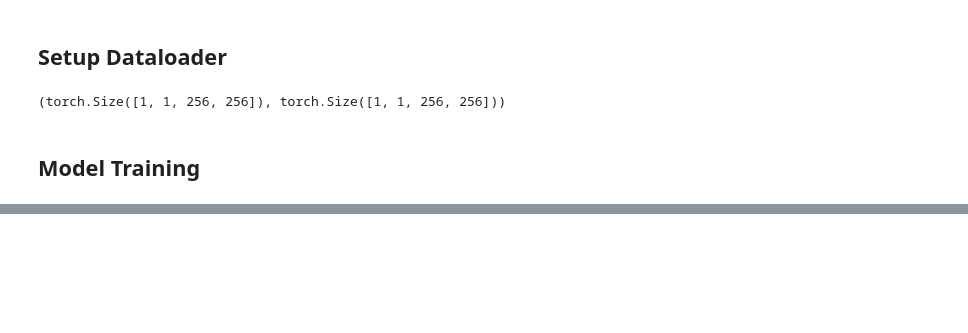
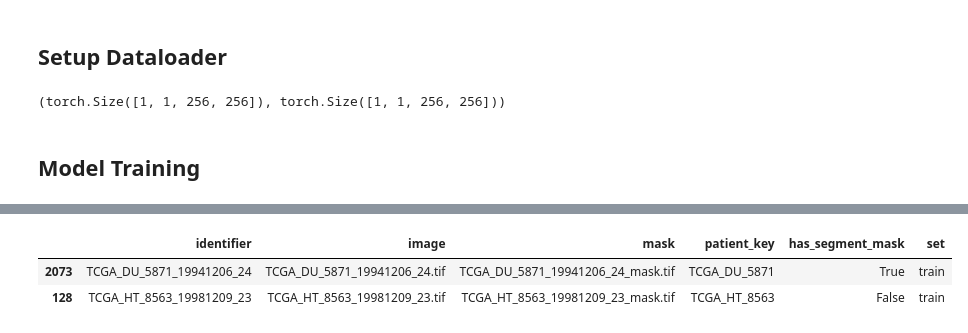
Before and after one commit to simsta1/brain-mri-semantic-segmentation, a Jupyter notebook: image_segment.ipynb, the cells around one changed output, grey strips where cells are left out. Drawn from its saved outputs; the diff is of its cells as text; code cells hidden in the pictures; blank space fills up the shorter version.

```diff
--- a/image_segment.ipynb
+++ b/image_segment.ipynb
@@ -437,0 +430,7 @@ df
+# %%
+df = pd.read_csv('./kaggle_3m/image_data.csv')
+df.sample(2)
+# %% [output]
+|  | identifier | image | mask | patient_key | has_segment_mask | set |
+| 2073 | TCGA_DU_5871_19941206_24 | TCGA_DU_5871_19941206_24.tif | TCGA_DU_5871_19941206_24_mask.tif | TCGA_DU_5871 | True | train |
+| 128 | TCGA_HT_8563_19981209_23 | TCGA_HT_8563_19981209_23.tif | TCGA_HT_8563_19981209_23_mask.tif | TCGA_HT_8563 | False | train |
```
Also changed, not shown: parts of 16 cells of this notebook.
